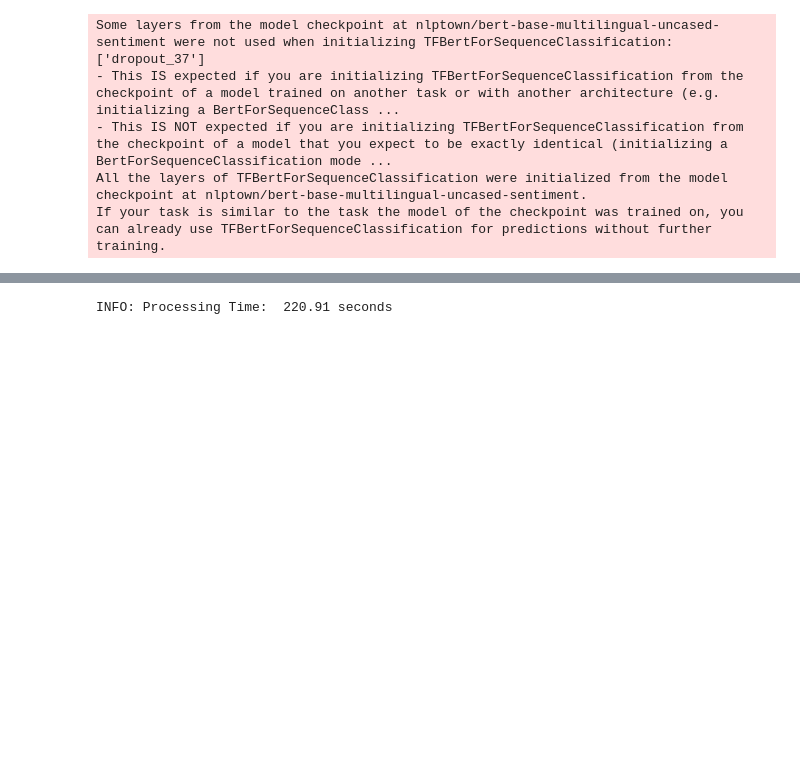
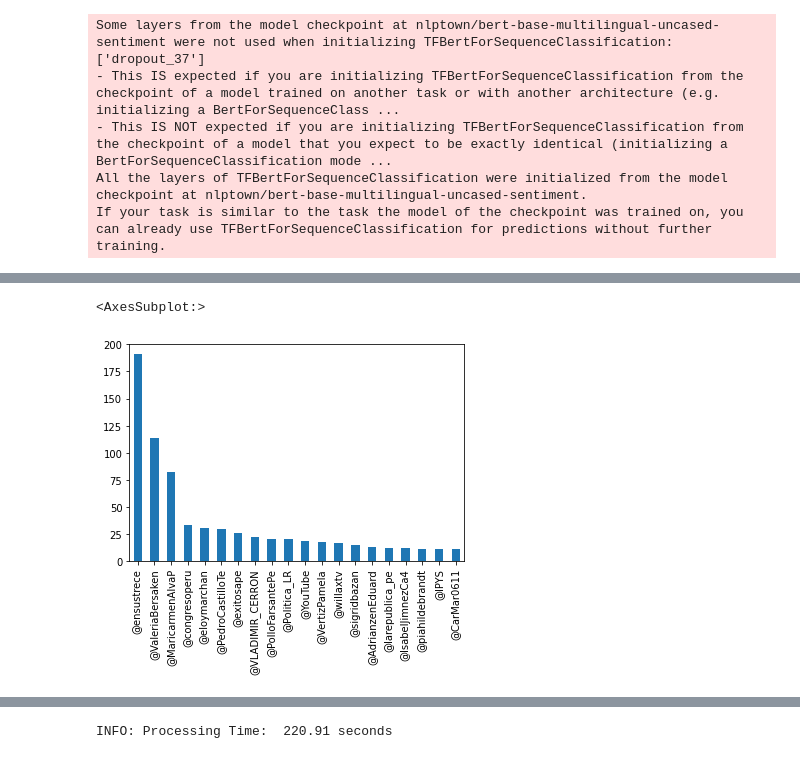
Before and after one commit to GabrielPila/twitter-extractor, a Jupyter notebook: notebooks/Project_NLP_pipeline.ipynb, the cells around one changed output, grey strips where cells are left out. Saved outputs shown, nothing was run; the diff lists cells and outputs as text; code cells hidden in the pictures; blank space fills up the shorter version.

```diff
--- a/notebooks/Project_NLP_pipeline.ipynb
+++ b/notebooks/Project_NLP_pipeline.ipynb
@@ -186,0 +358,9 @@ dataset = data['dataTW_GP__hildebrant.csv']
+# %%
+full_list = []
+for row in dataset['mentions']:
+    full_list += row
+
+pd.Series(full_list).value_counts().head(20).plot(kind='bar')
+# %% [output]
+<AxesSubplot:>
+[figure, added]
```
Also changed, not shown: parts of 54 cells of this notebook, 1 other file.
